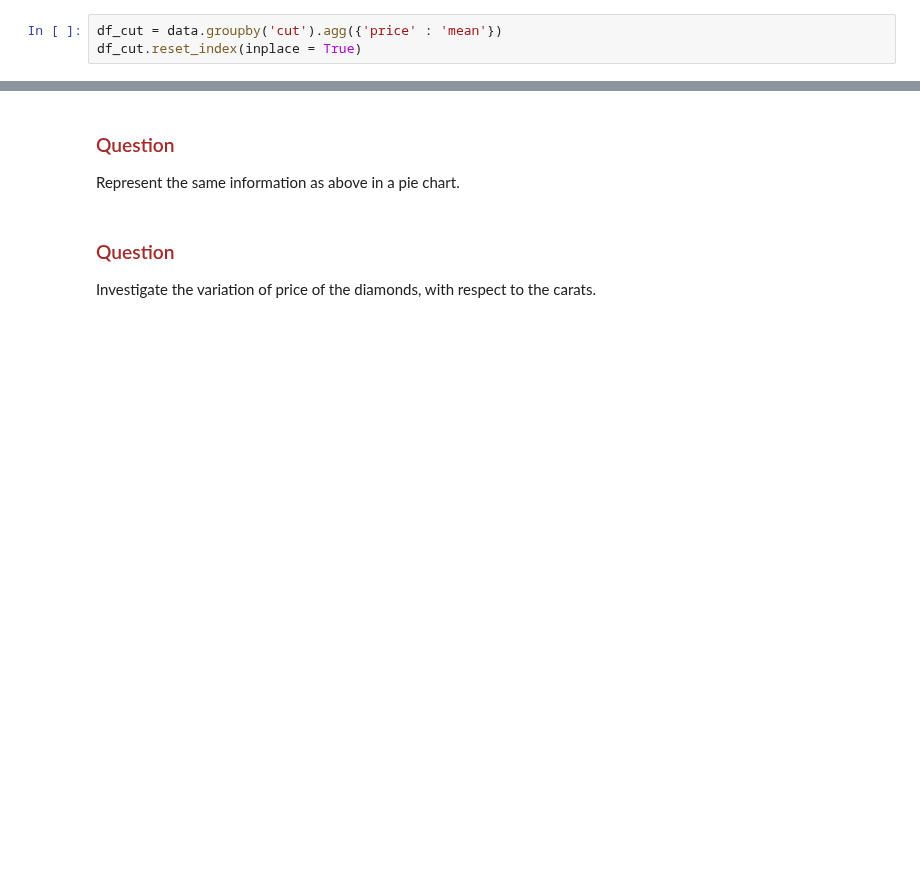
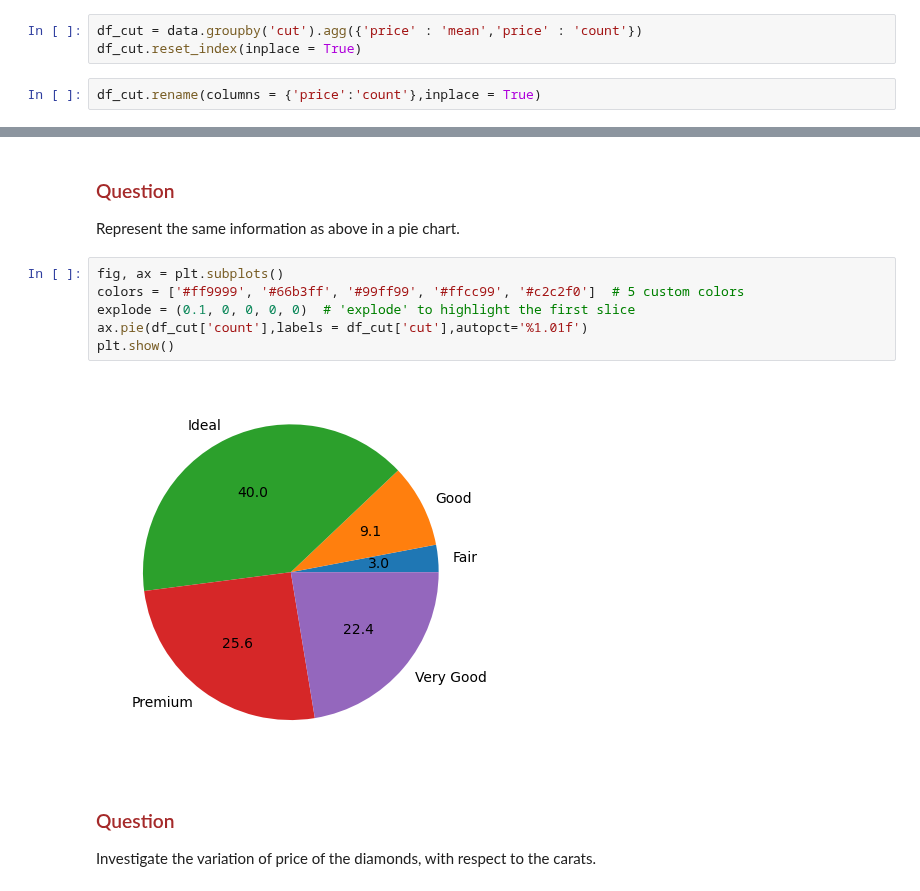
Before and after one commit to nikhil-rai-ds/redesigned-umbrella-matplotlib, a Jupyter notebook: Diamond Data Viz.ipynb, the cells around one changed output, grey strips where cells are left out. Cells and saved outputs as stored; diff of their text form; blank space fills up the shorter version.

Commit message:
Added a beautiful pie chart

```diff
--- a/Diamond Data Viz.ipynb
+++ b/Diamond Data Viz.ipynb
@@ -140,5 +140,7 @@ fig.savefig('diamond_price_variation.png')
 
 Perform a similar variation analysis on the quality of cut.
 # %%
-df_cut = data.groupby('cut').agg({'price' : 'mean'})
+df_cut = data.groupby('cut').agg({'price' : 'mean','price' : 'count'})
 df_cut.reset_index(inplace = True)
+# %%
+df_cut.rename(columns = {'price':'count'},inplace = True)
@@ -155,6 +166,14 @@ plt.show()
 <h3 style = "color : Brown"> Question </h3>
 
 Represent the same information as above in a pie chart.
+# %%
+fig, ax = plt.subplots()
+colors = ['#ff9999', '#66b3ff', '#99ff99', '#ffcc99', '#c2c2f0']  # 5 custom colors
+explode = (0.1, 0, 0, 0, 0)  # 'explode' to highlight the first slice
+ax.pie(df_cut['count'],labels = df_cut['cut'],autopct='%1.01f')
+plt.show()
+# %% [output]
+[figure, added]
 # %% [markdown]
 <h3 style = "color : Brown"> Question </h3>
 
```
Also changed, not shown: parts of 1 cell of this notebook.
